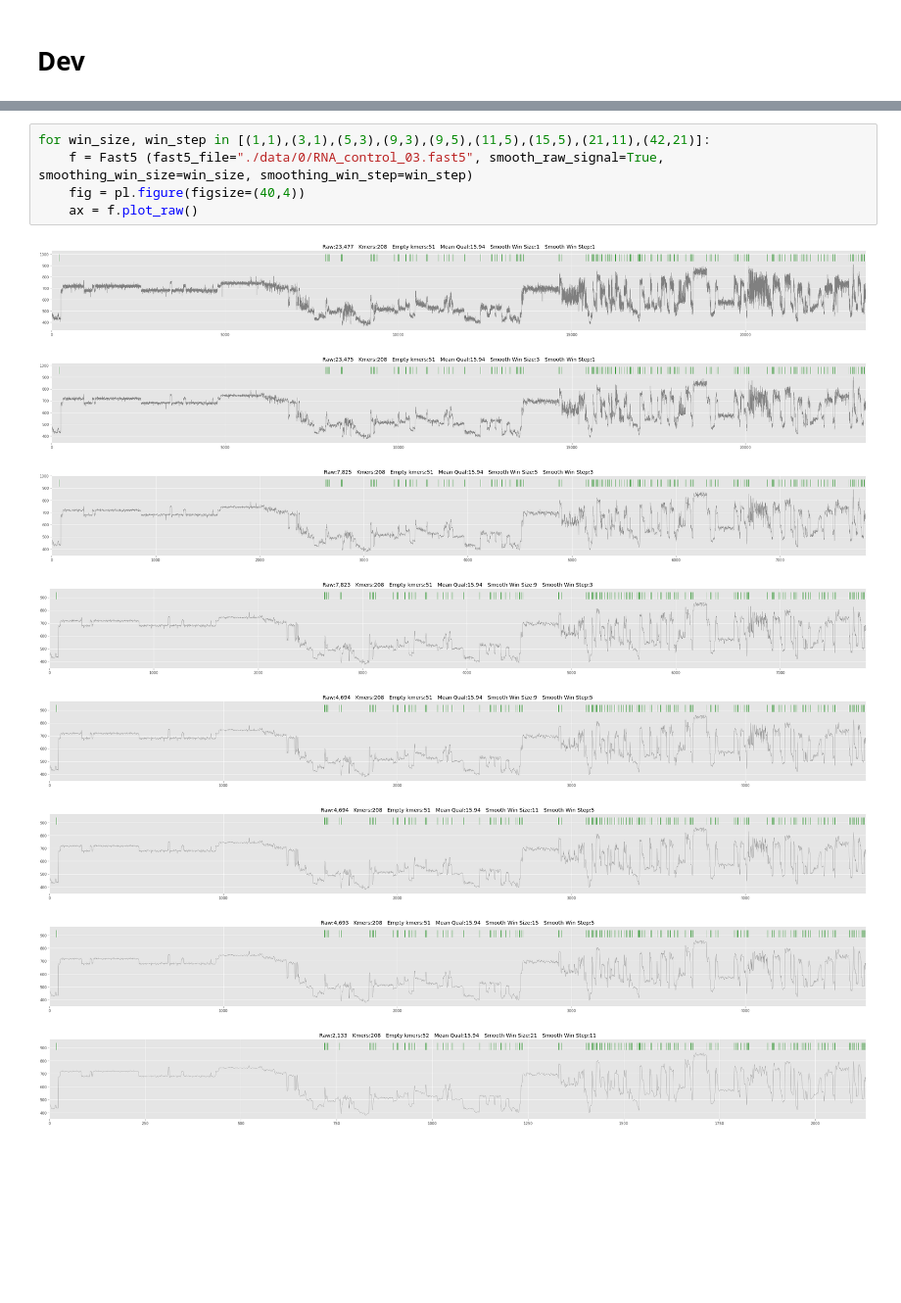
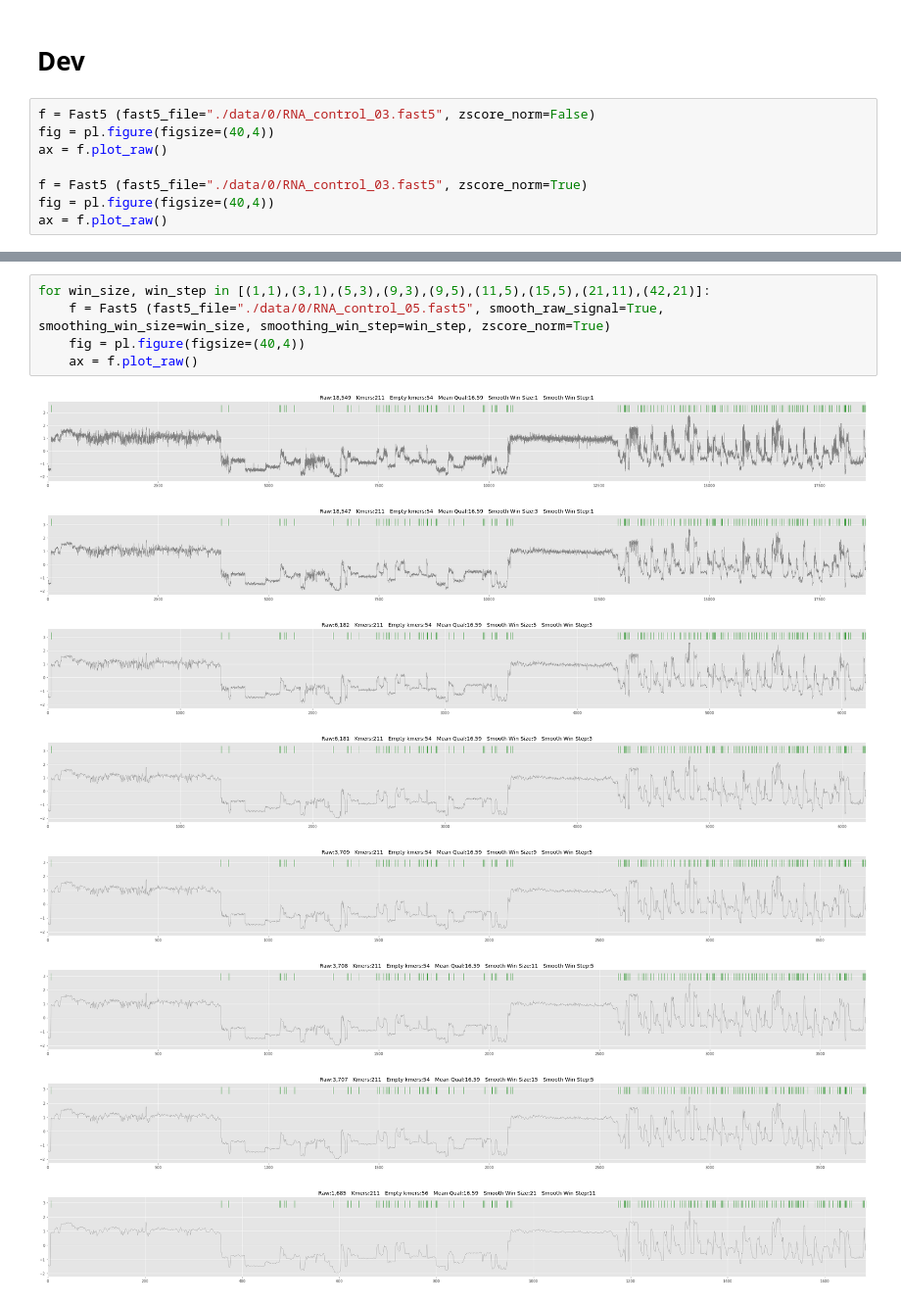
Before and after one commit to a-slide/Fast5Tools, a Jupyter notebook: Fast5Tools_test.ipynb, the cells around one changed output, grey strips where cells are left out. Shown at 98% size. Cells and saved outputs as stored; diff of their text form; blank space fills up the shorter version.

Commit message:
Update zscore and smoothing

```diff
--- a/Fast5Tools_test.ipynb
+++ b/Fast5Tools_test.ipynb
@@ -209,3 +212,11 @@ for i in find_fast5_files_list ("./data/", max_files=10):
 ./data/1/RNA_control_16.fast5
 # %% [markdown]
 # Dev
+# %%
+f = Fast5 (fast5_file="./data/0/RNA_control_03.fast5", zscore_norm=False)
+fig = pl.figure(figsize=(40,4))
+ax = f.plot_raw()
+
+f = Fast5 (fast5_file="./data/0/RNA_control_03.fast5", zscore_norm=True)
+fig = pl.figure(figsize=(40,4))
+ax = f.plot_raw()
@@ -212,14 +226,14 @@ for i in find_fast5_files_list ("./data/", max_files=10):
 # %%
 for win_size, win_step in [(1,1),(3,1),(5,3),(9,3),(9,5),(11,5),(15,5),(21,11),(42,21)]:
-    f = Fast5 (fast5_file="./data/0/RNA_control_03.fast5", smooth_raw_signal=True, smoothing_win_size=win_size, smoothing_win_step=win_step)
+    f = Fast5 (fast5_file="./data/0/RNA_control_05.fast5", smooth_raw_signal=True, smoothing_win_size=win_size, smoothing_win_step=win_step, zscore_norm=True)
     fig = pl.figure(figsize=(40,4))
     ax = f.plot_raw()
 # %% [output]
-[figure, old version]
+[figure, new version]
-[figure, old version]
+[figure, new version]
-[figure, old version]
+[figure, new version]
-[figure, old version]
+[figure, new version]
-[figure, old version]
+[figure, new version]
-[figure, old version]
+[figure, new version]
-[figure, old version]
+[figure, new version]
-[figure, old version]
+[figure, new version]
```
Also changed, not shown: parts of 6 cells of this notebook, 1 other file.
